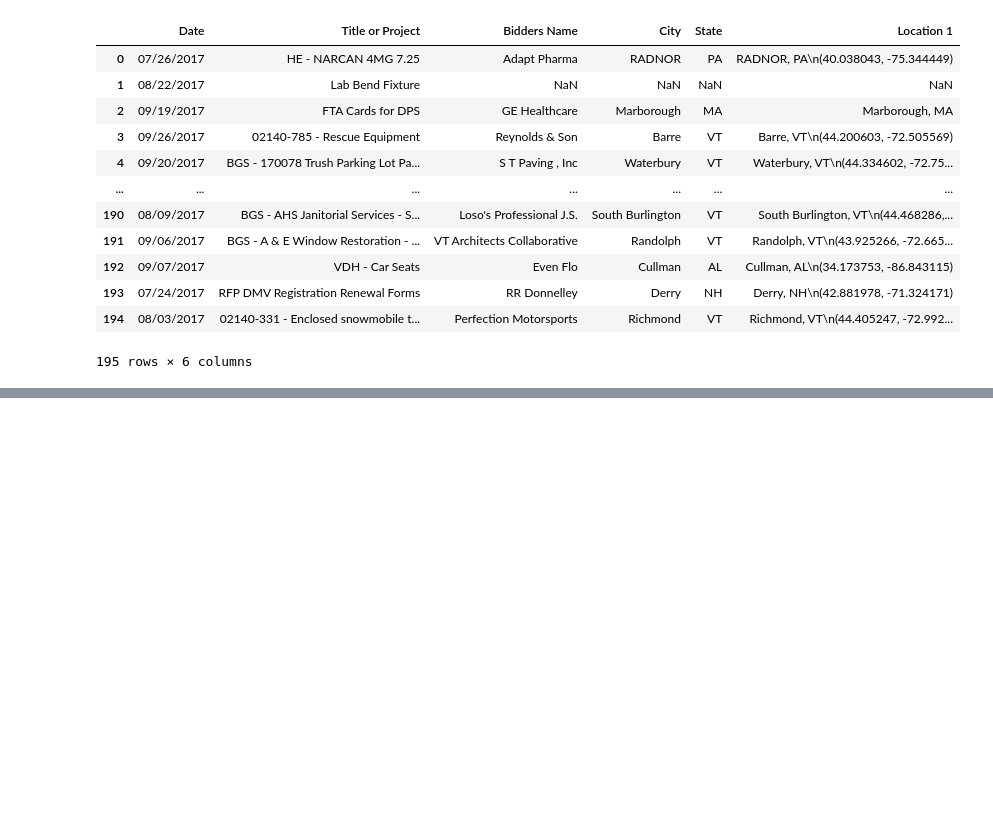
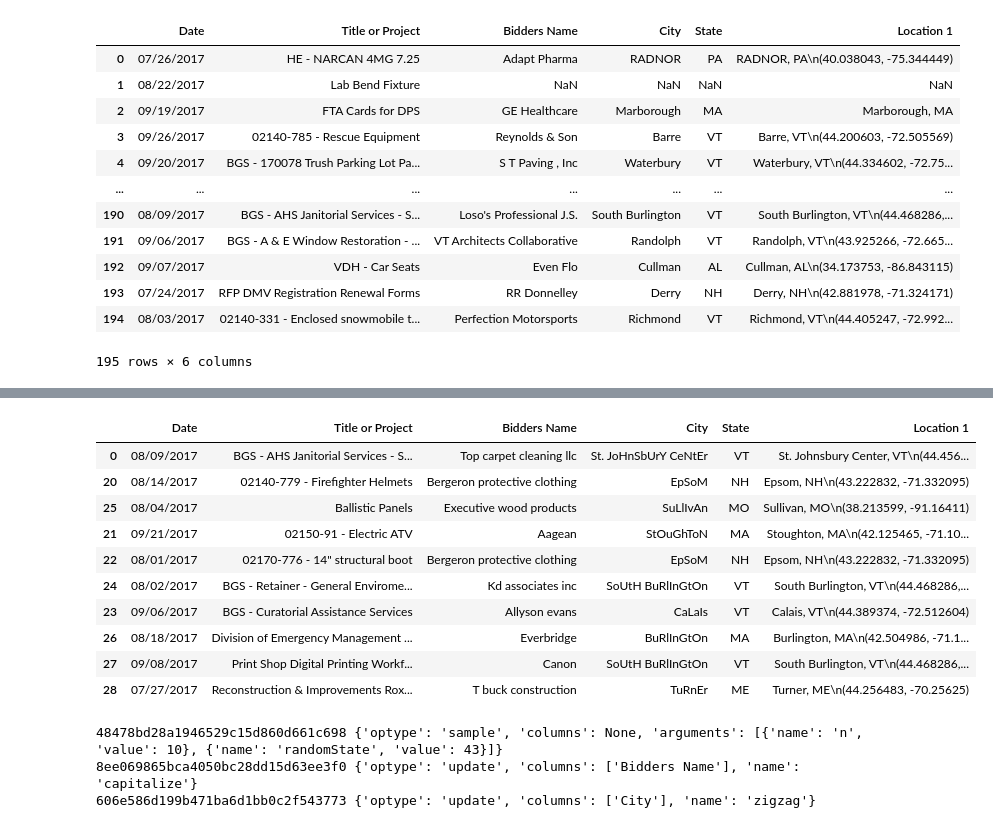
Before and after one commit to VIDA-NYU/openclean-core, a Jupyter notebook: examples/notebooks/engine/Openclean Engine - Datastore.ipynb, the cells around one changed output, grey strips where cells are left out. Drawn from its saved outputs; the diff is of its cells as text; code cells hidden in the pictures; blank space fills up the shorter version.

```diff
--- a/examples/notebooks/engine/Openclean Engine - Datastore.ipynb
+++ b/examples/notebooks/engine/Openclean Engine - Datastore.ipynb
@@ -65,0 +115,20 @@ add_n(3)
+# %%
+# Add a user-defined function as a simple column-operator.
+# register.eval adds a method to the object that is returned
+# by db.apply that currently expects a single argument named
+# 'columns' which specifies the column(s) on which the registered
+# function is applied (evaluated) to create a modified dataset.
+
+@db.register.eval('zigzag')
+def zigzag_case(value):
+    """Take a given string and return a string where
+    upper and lower cases alternate.
+    """
+    result = ''
+    functions = [str.upper, str.lower]
+    i = 0
+    for c in str(value):
+        f = functions[i]
+        i = (i + 1) % 2
+        result += f(c)
+    return result
@@ -65,0 +171,30 @@ add_n(3)
+# %%
+# Apply the zig-zag function to column 'City'
+
+db.dataset(name='bidders').update(columns='City', func=zigzag_case)
+# %% [output]
+|  | Date | Title or Project | Bidders Name | City | State | Location 1 |
+| 0 | 08/09/2017 | BGS - AHS Janitorial Services - S... | Top carpet cleaning llc | St. JoHnSbUrY CeNtEr | VT | St. Johnsbury Center, VT\n(44.456... |
+| 20 | 08/14/2017 | 02140-779 - Firefighter Helmets | Bergeron protective clothing | EpSoM | NH | Epsom, NH\n(43.222832, -71.332095) |
+| 25 | 08/04/2017 | Ballistic Panels | Executive wood products | SuLlIvAn | MO | Sullivan, MO\n(38.213599, -91.16411) |
+| 21 | 09/21/2017 | 02150-91 - Electric ATV | Aagean | StOuGhToN | MA | Stoughton, MA\n(42.125465, -71.10... |
+| 22 | 08/01/2017 | 02170-776 - 14" structural boot | Bergeron protective clothing | EpSoM | NH | Epsom, NH\n(43.222832, -71.332095) |
+| 24 | 08/02/2017 | BGS - Retainer - General Envirome... | Kd associates inc | SoUtH BuRlInGtOn | VT | South Burlington, VT\n(44.468286,... |
+| 23 | 09/06/2017 | BGS - Curatorial Assistance Services | Allyson evans | CaLaIs | VT | Calais, VT\n(44.389374, -72.512604) |
+| 26 | 08/18/2017 | Division of Emergency Management ... | Everbridge | BuRlInGtOn | MA | Burlington, MA\n(42.504986, -71.1... |
+| 27 | 09/08/2017 | Print Shop Digital Printing Workf... | Canon | SoUtH BuRlInGtOn | VT | South Burlington, VT\n(44.468286,... |
+| 28 | 07/27/2017 | Reconstruction & Improvements Rox... | T buck construction | TuRnEr | ME | Turner, ME\n(44.256483, -70.25625) |
+# %%
+# Show operations in the current dataset log (recipe). Note that
+# each log entry has a unique identifier that is used to reference
+# the represented dataset snapshot in checkout() and rollback()
+# operations.
+
+snapshots = list()
+for op in db.dataset('bidders').log():
+    print('{} {}'.format(op.identifier, op.descriptor))
+    snapshots.append(op.identifier)
+# %% [output]
+48478bd28a1946529c15d860d661c698 {'optype': 'sample', 'columns': None, 'arguments': [{'name': 'n', 'value': 10}, {'name': 'randomState', 'value': 43}]}
+8ee069865bca4050bc28dd15d63ee3f0 {'optype': 'update', 'columns': ['Bidders Name'], 'name': 'capitalize'}
+606e586d199b471ba6d1bb0c2f543773 {'optype': 'update', 'columns': ['City'], 'name': 'zigzag'}
```
Also changed, not shown: parts of 17 cells of this notebook, 6 other files.
